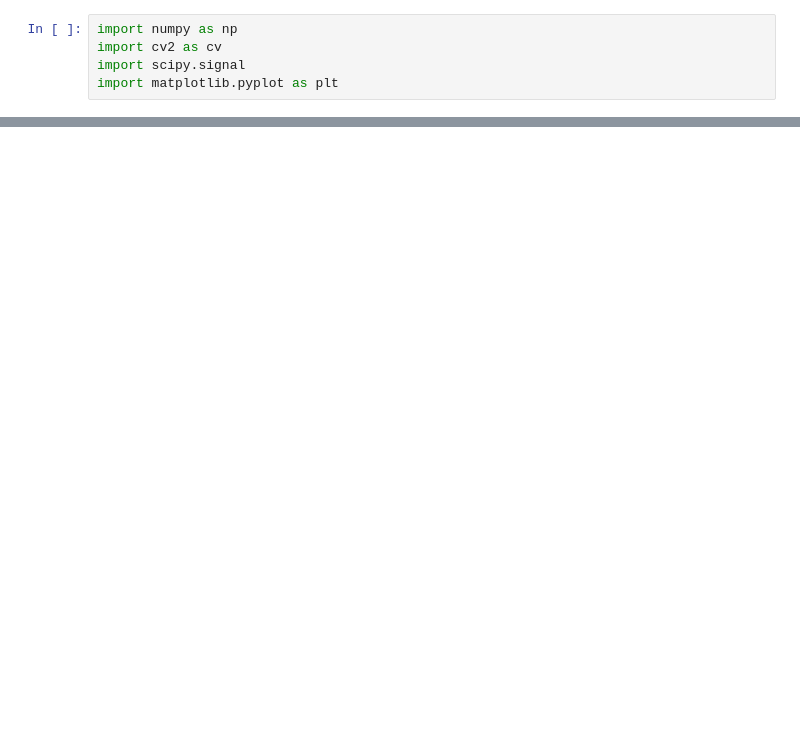
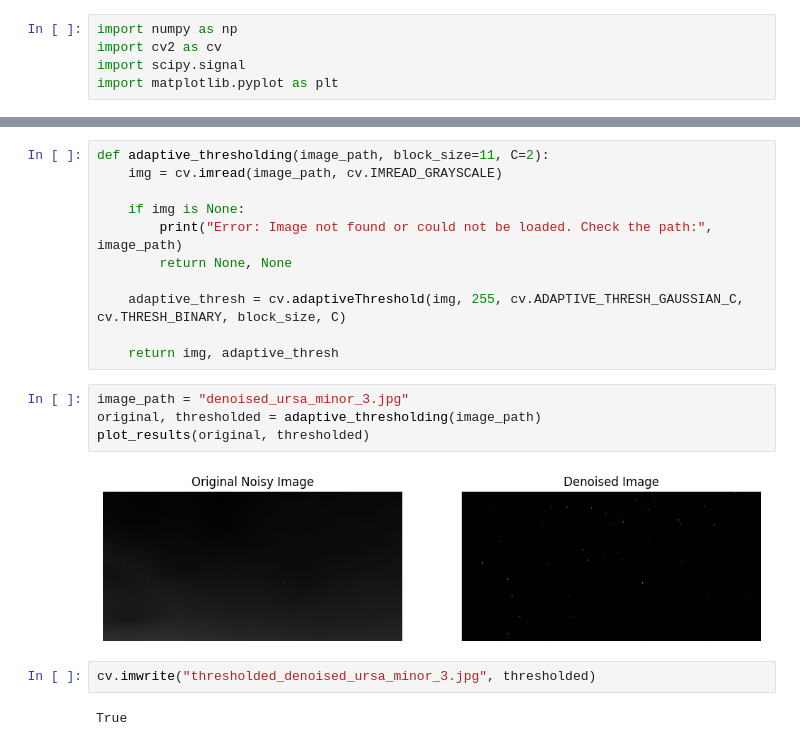
Before and after one commit to DanielEleojo/AstroIdentify, a Jupyter notebook: denoise_testing/denoise.ipynb, the cells around one changed output, grey strips where cells are left out. Cells and saved outputs as stored; diff of their text form; blank space fills up the shorter version.

```diff
--- a/denoise_testing/denoise.ipynb
+++ b/denoise_testing/denoise.ipynb
@@ -47,0 +46,21 @@ True
+# %%
+def adaptive_thresholding(image_path, block_size=11, C=2):
+    img = cv.imread(image_path, cv.IMREAD_GRAYSCALE)
+
+    if img is None:
+        print("Error: Image not found or could not be loaded. Check the path:", image_path)
+        return None, None
+
+    adaptive_thresh = cv.adaptiveThreshold(img, 255, cv.ADAPTIVE_THRESH_GAUSSIAN_C, cv.THRESH_BINARY, block_size, C)
+
+    return img, adaptive_thresh
+# %%
+image_path = "denoised_ursa_minor_3.jpg"
+original, thresholded = adaptive_thresholding(image_path)
+plot_results(original, thresholded)
+# %% [output]
+[figure, added]
+# %%
+cv.imwrite("thresholded_denoised_ursa_minor_3.jpg", thresholded)
+# %% [output]
+True
```
Also changed, not shown: parts of 3 cells of this notebook, 7 other files.
